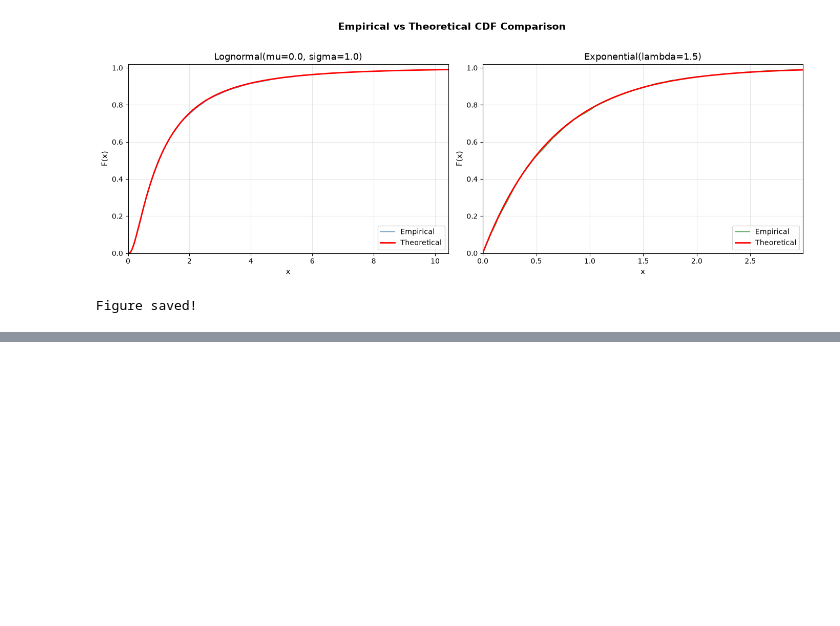
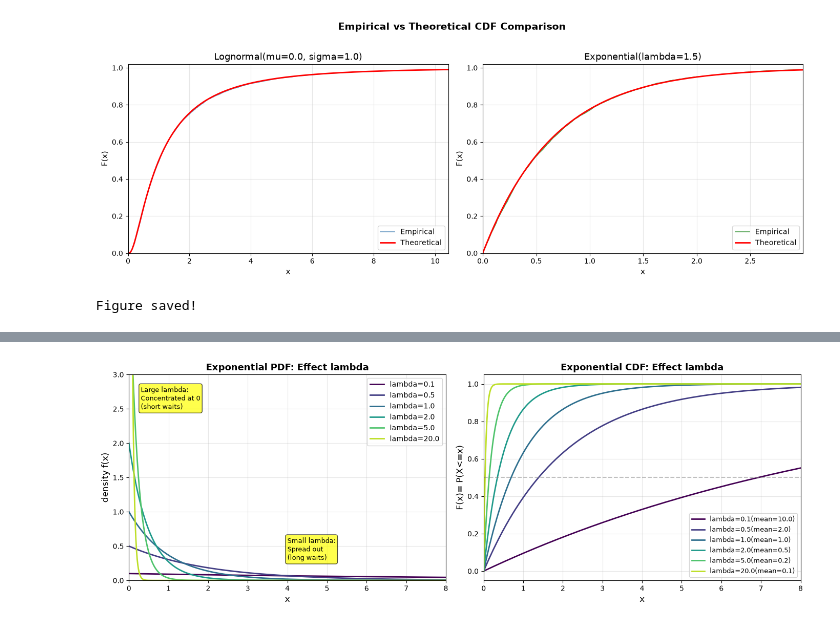
Before and after one commit to YasmineCharifi/Brownian-Motion-Simulator, a Jupyter notebook: notebooks/distributions.ipynb, the cells around one changed output, grey strips where cells are left out. Saved outputs shown, nothing was run; the diff lists cells and outputs as text; code cells hidden in the pictures; blank space fills up the shorter version.

Commit message:
lognormal and exponential distributions: extreme cases

```diff
--- a/notebooks/distributions.ipynb
+++ b/notebooks/distributions.ipynb
@@ -308,0 +313,42 @@ Figure saved!
+# %%
+lambda_values = [0.1,0.5, 1.0,2.0,5.0, 20.0]
+colors = plt.cm.viridis(np.linspace(0,0.9,len(lambda_values)))
+fig, axes = plt.subplots(1,2,figsize=(14,5))
+# PDF
+ax1=axes[0]
+x_range=np.linspace(0,8,500)
+
+for lam,color in zip(lambda_values, colors):
+    pdf_values = stats.expon.pdf(x_range, scale=1/lam)
+    ax1.plot(x_range, pdf_values, color=color, linewidth=2,label=f'lambda={lam}')
+ax1.set_xlabel('x',fontsize=12)
+ax1.set_ylabel('density f(x)',fontsize=12)
+ax1.set_title('Exponential PDF: Effect lambda', fontsize=13, fontweight='bold')
+ax1.legend(loc='upper right')
+ax1.grid(True, alpha=0.3)
+ax1.set_xlim(0,8)
+ax1.set_ylim(0,3)
+
+# add annotations
+ax1.annotate('Large lambda:\nConcentrated at 0\n(short waits)', xy=(0.3,2.5), fontsize=9, bbox=dict(boxstyle='round',facecolor='yellow', alpha=0.7))
+ax1.annotate('Small lambda:\nSpread out \n(long waits)', xy=(4,0.3), fontsize=9, bbox=dict(boxstyle='round',facecolor='yellow', alpha=0.7))
+
+# CDF
+ax2=axes[1]
+
+for lam,color in zip(lambda_values, colors):
+    cdf_values = stats.expon.cdf(x_range, scale=1/lam)
+    ax2.plot(x_range, cdf_values, color=color, linewidth=2,label=f'lambda={lam}(mean={1/lam:.1f})')
+ax2.set_xlabel('x',fontsize=12)
+ax2.set_ylabel('F(x)= P(X<=x)',fontsize=12)
+ax2.set_title('Exponential CDF: Effect lambda', fontsize=13, fontweight='bold')
+ax2.legend(loc='lower right', fontsize=9)
+ax2.grid(True, alpha=0.3)
+ax2.set_xlim(0,8)
+ax2.axhline(y=0.5, color='gray', linestyle='--', alpha=0.5, label='Median Line')
+
+plt.tight_layout()
+plt.savefig('reports/figures/exponential_lambda_comparison.png', dpi=150, bbox_inches='tight')
+plt.show()
+# %% [output]
+[figure, added]
```
Also changed, not shown: parts of 4 cells of this notebook, 3 other files.
